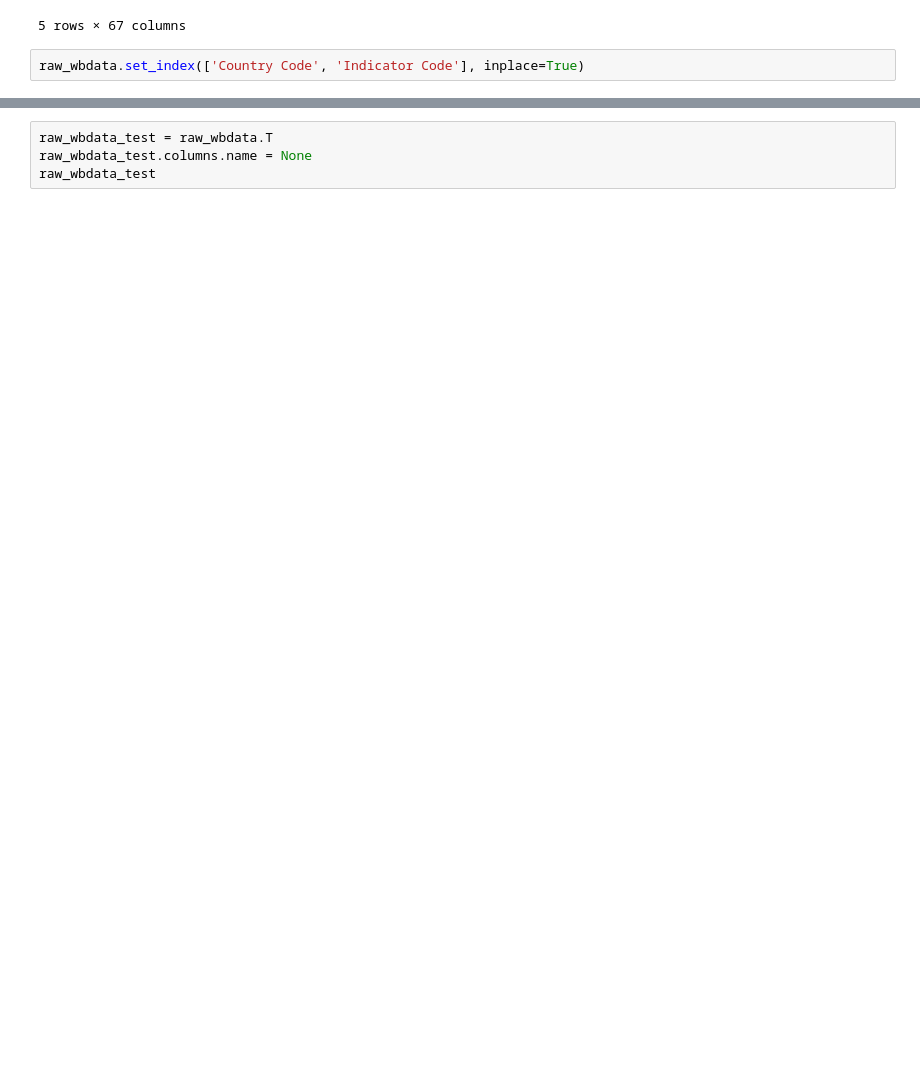
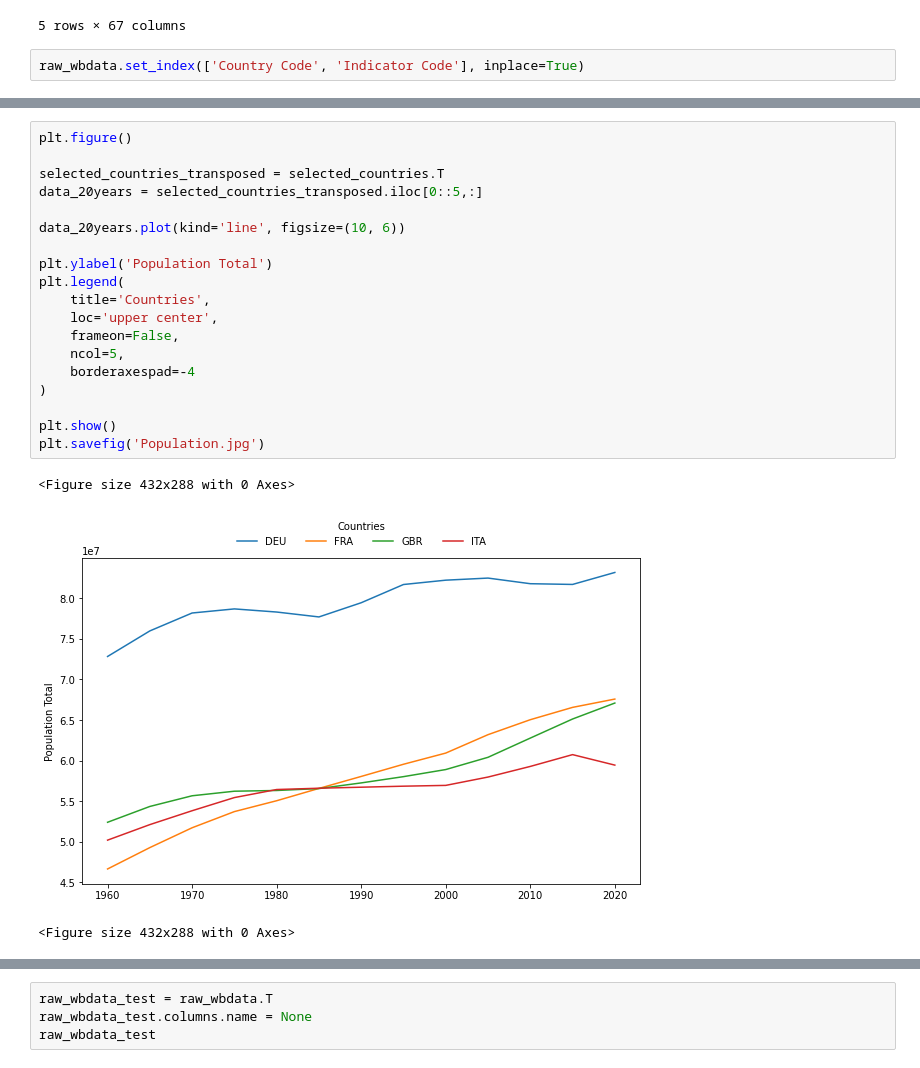
Before and after one commit to MShoaibManzoor/Applied-Data-Science-Assignment-2, a Jupyter notebook: BatchTest.ipynb, the cells around one changed output, grey strips where cells are left out. Saved outputs shown, nothing was run; the diff lists cells and outputs as text; blank space fills up the shorter version.

```diff
--- a/BatchTest.ipynb
+++ b/BatchTest.ipynb
@@ -125,0 +61,23 @@ raw_wbdata.xs('SP.POP.TOTL', level='Indicator Code')
+# %%
+plt.figure()
+
+selected_countries_transposed = selected_countries.T
+data_20years = selected_countries_transposed.iloc[0::5,:]
+
+data_20years.plot(kind='line', figsize=(10, 6))
+
+plt.ylabel('Population Total')
+plt.legend(
+    title='Countries',
+    loc='upper center',
+    frameon=False,
+    ncol=5,
+    borderaxespad=-4
+)
+
+plt.show()
+plt.savefig('Population.jpg')
+# %% [output]
+<Figure size 432x288 with 0 Axes>
+[figure, added]
+<Figure size 432x288 with 0 Axes>
```
Also changed, not shown: parts of 21 cells of this notebook, 3 other files.
